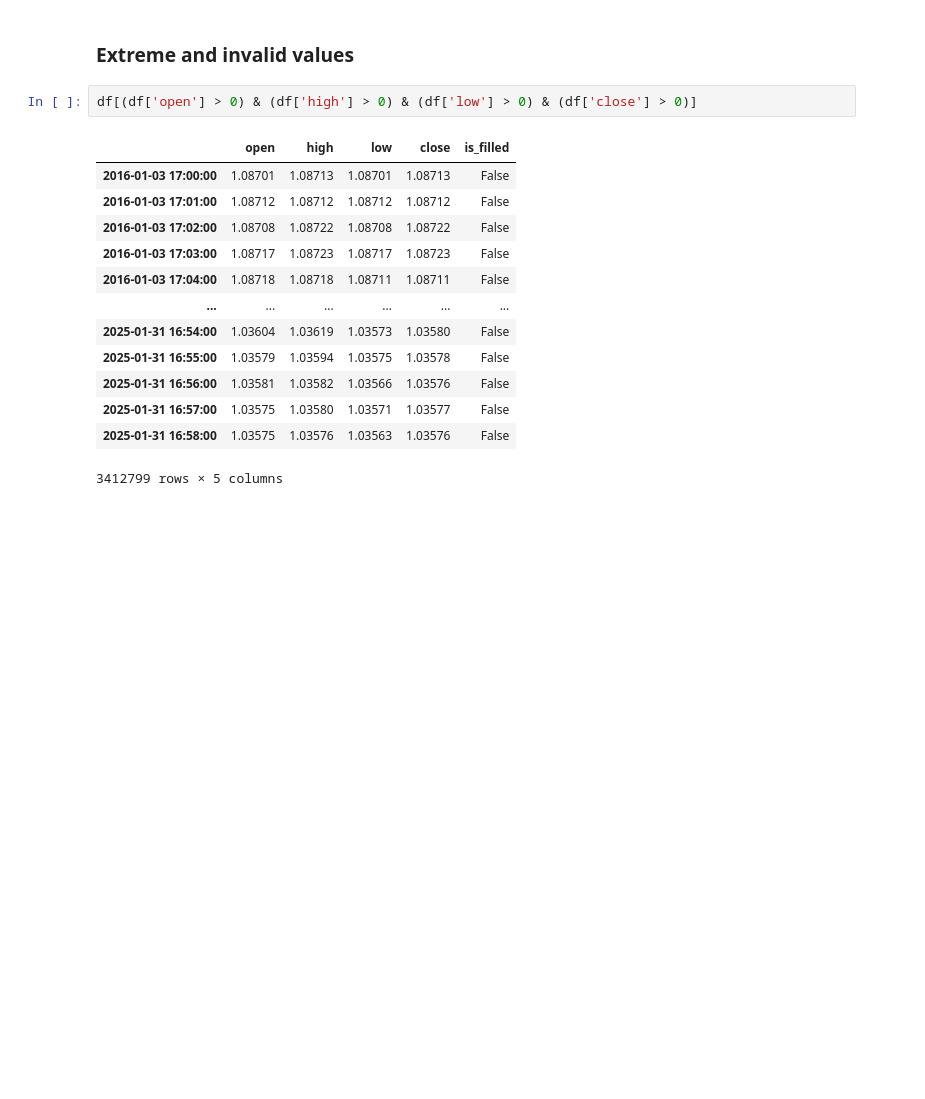
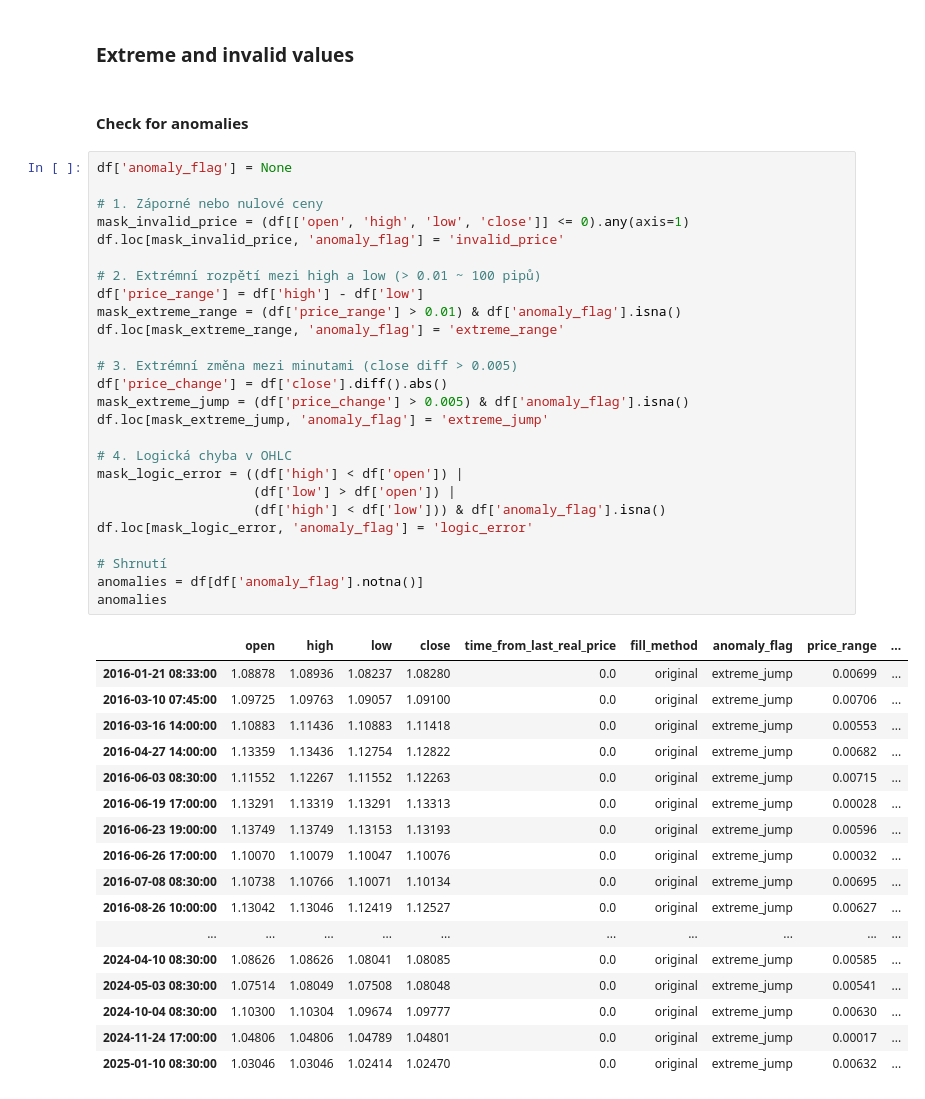
Before and after one commit to polakro1/VI-projekt, a Jupyter notebook: Untitled-1.ipynb, the cells around one changed output. Drawn from its saved outputs; the diff is of its cells as text; blank space fills up the shorter version.

Commit message:
added check for anomalies

```diff
--- a/Untitled-1.ipynb
+++ b/Untitled-1.ipynb
@@ -306,22 +318,52 @@ for col in ['open', 'high', 'low', 'close']:
 df = df.drop(index=df_drop.index)
 # %% [markdown]
 ### Extreme and invalid values
-# %%
-df[(df['open'] > 0) & (df['high'] > 0) & (df['low'] > 0) & (df['close'] > 0)]
-# %% [output]
-|  | open | high | low | close | is_filled |
-| 2016-01-03 17:00:00 | 1.08701 | 1.08713 | 1.08701 | 1.08713 | False |
-| 2016-01-03 17:01:00 | 1.08712 | 1.08712 | 1.08712 | 1.08712 | False |
-| 2016-01-03 17:02:00 | 1.08708 | 1.08722 | 1.08708 | 1.08722 | False |
-| 2016-01-03 17:03:00 | 1.08717 | 1.08723 | 1.08717 | 1.08723 | False |
-| 2016-01-03 17:04:00 | 1.08718 | 1.08718 | 1.08711 | 1.08711 | False |
-| ... | ... | ... | ... | ... | ... |
-| 2025-01-31 16:54:00 | 1.03604 | 1.03619 | 1.03573 | 1.03580 | False |
-| 2025-01-31 16:55:00 | 1.03579 | 1.03594 | 1.03575 | 1.03578 | False |
-| 2025-01-31 16:56:00 | 1.03581 | 1.03582 | 1.03566 | 1.03576 | False |
-| 2025-01-31 16:57:00 | 1.03575 | 1.03580 | 1.03571 | 1.03577 | False |
-| 2025-01-31 16:58:00 | 1.03575 | 1.03576 | 1.03563 | 1.03576 | False |
-3412799 rows × 5 columns
+# %% [markdown]
+#### Check for anomalies
+# %%
+df['anomaly_flag'] = None
+
+# 1. Záporné nebo nulové ceny
+mask_invalid_price = (df[['open', 'high', 'low', 'close']] <= 0).any(axis=1)
+df.loc[mask_invalid_price, 'anomaly_flag'] = 'invalid_price'
+
+# 2. Extrémní rozpětí mezi high a low (> 0.01 ~ 100 pipů)
+df['price_range'] = df['high'] - df['low']
+mask_extreme_range = (df['price_range'] > 0.01) & df['anomaly_flag'].isna()
+df.loc[mask_extreme_range, 'anomaly_flag'] = 'extreme_range'
+
+# 3. Extrémní změna mezi minutami (close diff > 0.005)
+df['price_change'] = df['close'].diff().abs()
+mask_extreme_jump = (df['price_change'] > 0.005) & df['anomaly_flag'].isna()
+df.loc[mask_extreme_jump, 'anomaly_flag'] = 'extreme_jump'
+
+# 4. Logická chyba v OHLC
+mask_logic_error = ((df['high'] < df['open']) |
+                    (df['low'] > df['open']) |
+                    (df['high'] < df['low'])) & df['anomaly_flag'].isna()
+df.loc[mask_logic_error, 'anomaly_flag'] = 'logic_error'
+
+# Shrnutí
+anomalies = df[df['anomaly_flag'].notna()]
+anomalies
+# %% [output]
+|  | open | high | low | close | time_from_last_real_price | fill_method | anomaly_flag | price_range | ... |
+| 2016-01-21 08:33:00 | 1.08878 | 1.08936 | 1.08237 | 1.08280 | 0.0 | original | extreme_jump | 0.00699 | ... |
+| 2016-03-10 07:45:00 | 1.09725 | 1.09763 | 1.09057 | 1.09100 | 0.0 | original | extreme_jump | 0.00706 | ... |
+| 2016-03-16 14:00:00 | 1.10883 | 1.11436 | 1.10883 | 1.11418 | 0.0 | original | extreme_jump | 0.00553 | ... |
+| 2016-04-27 14:00:00 | 1.13359 | 1.13436 | 1.12754 | 1.12822 | 0.0 | original | extreme_jump | 0.00682 | ... |
+| 2016-06-03 08:30:00 | 1.11552 | 1.12267 | 1.11552 | 1.12263 | 0.0 | original | extreme_jump | 0.00715 | ... |
+| 2016-06-19 17:00:00 | 1.13291 | 1.13319 | 1.13291 | 1.13313 | 0.0 | original | extreme_jump | 0.00028 | ... |
+| 2016-06-23 19:00:00 | 1.13749 | 1.13749 | 1.13153 | 1.13193 | 0.0 | original | extreme_jump | 0.00596 | ... |
+| 2016-06-26 17:00:00 | 1.10070 | 1.10079 | 1.10047 | 1.10076 | 0.0 | original | extreme_jump | 0.00032 | ... |
+| 2016-07-08 08:30:00 | 1.10738 | 1.10766 | 1.10071 | 1.10134 | 0.0 | original | extreme_jump | 0.00695 | ... |
+| 2016-08-26 10:00:00 | 1.13042 | 1.13046 | 1.12419 | 1.12527 | 0.0 | original | extreme_jump | 0.00627 | ... |
+| ... | ... | ... | ... | ... | ... | ... | ... | ... | ... |
+| 2024-04-10 08:30:00 | 1.08626 | 1.08626 | 1.08041 | 1.08085 | 0.0 | original | extreme_jump | 0.00585 | ... |
+| 2024-05-03 08:30:00 | 1.07514 | 1.08049 | 1.07508 | 1.08048 | 0.0 | original | extreme_jump | 0.00541 | ... |
+| 2024-10-04 08:30:00 | 1.10300 | 1.10304 | 1.09674 | 1.09777 | 0.0 | original | extreme_jump | 0.00630 | ... |
+| 2024-11-24 17:00:00 | 1.04806 | 1.04806 | 1.04789 | 1.04801 | 0.0 | original | extreme_jump | 0.00017 | ... |
+| 2025-01-10 08:30:00 | 1.03046 | 1.03046 | 1.02414 | 1.02470 | 0.0 | original | extreme_jump | 0.00632 | ... |
 # %%
 df.loc["2023-01-27 06:01"]
 # %% [output]
```
Also changed, not shown: parts of 2 cells of this notebook.
